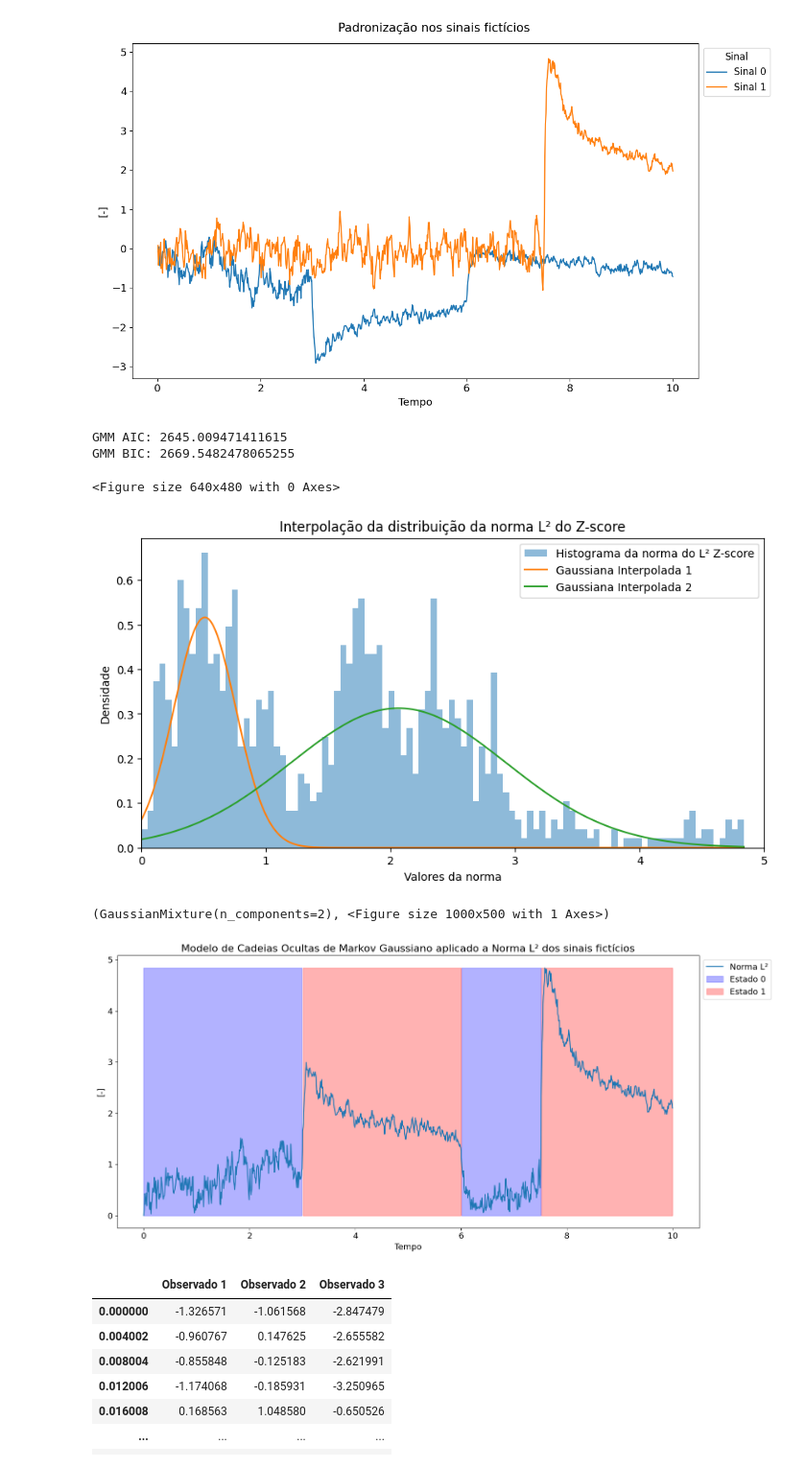
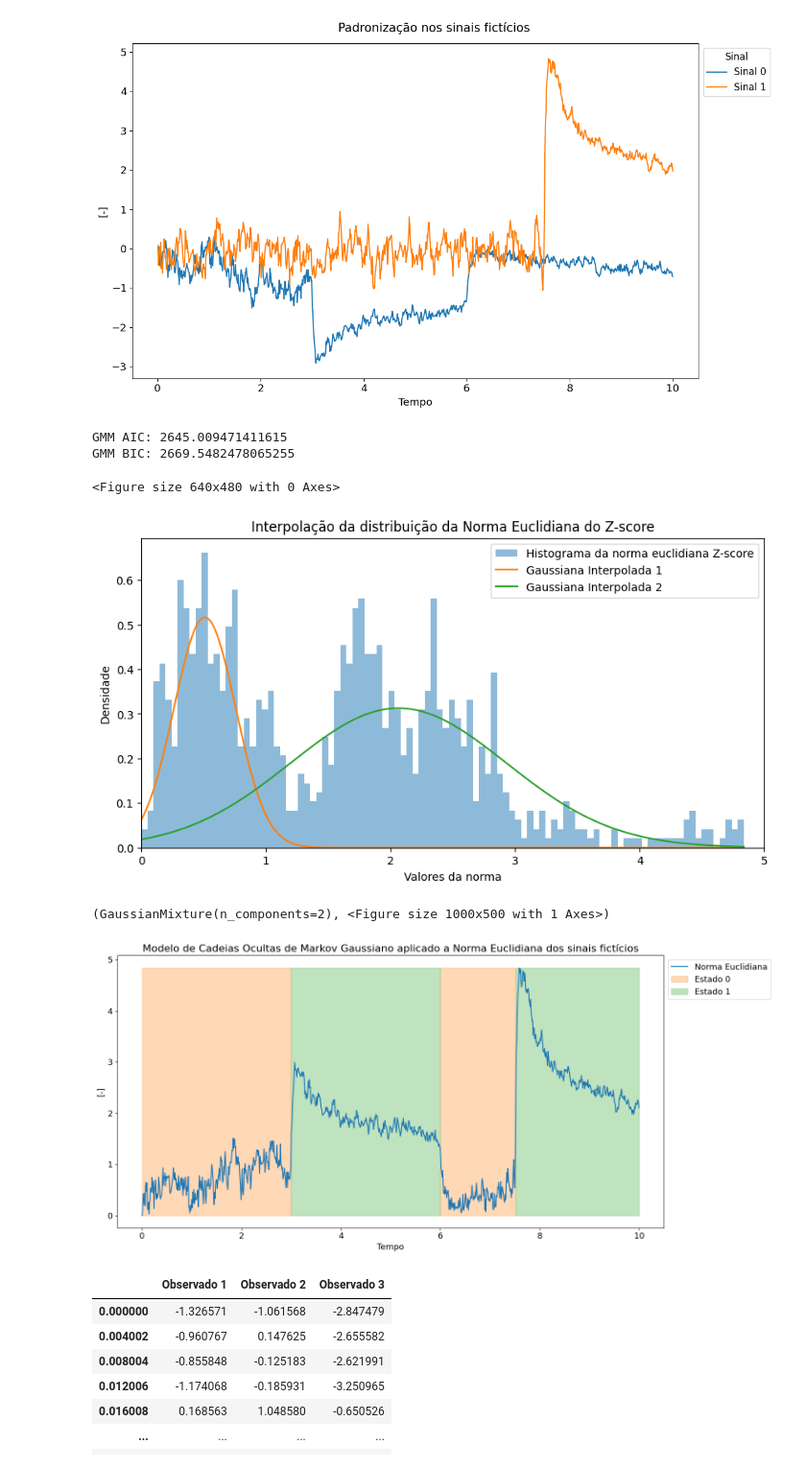
Before and after one commit to RL2-SP3/LISSA, a Jupyter notebook: examples/method_examples/exemplos.ipynb, the cells around one changed output. Shown at 96% size. Saved outputs shown, nothing was run; the diff lists cells and outputs as text; code cells hidden in the pictures.

```diff
--- a/examples/method_examples/exemplos.ipynb
+++ b/examples/method_examples/exemplos.ipynb
@@ -216,9 +216,9 @@ model = li.GaussianMixtureFit(squared,n,seed=np.random.seed(0))
 squared.name = "Squared"
 
 li.GaussianMixturePlot(squared,model,[
-    "Histograma da norma do L² Z-score",
+    "Histograma da norma euclidiana Z-score",
     "Gaussiana Interpolada",
-    "Interpolação da distribuição da norma L² do Z-score",
+    "Interpolação da distribuição da Norma Euclidiana do Z-score",
     "Valores da norma",
     "Densidade"],
     figsize=(10,5),limits=(0,5),path="./imagens_exemplos/")
@@ -226,44 +226,45 @@ li.GaussianMixturePlot(squared,model,[
 GMM AIC: 2645.009471411615
 GMM BIC: 2669.5482478065255
 <Figure size 640x480 with 0 Axes>
-[figure, old version]
+[figure, new version]
 (GaussianMixture(n_components=2), <Figure size 1000x500 with 1 Axes>)
 # %%
 
 # Exemplo de estados ao longo do tempo
 states = range(0,n)
 
 # Gerando cores automáticas com base no número de estados
 num_states = len(np.unique(states))
-cmap = plt.get_cmap('bwr', num_states)  # Escolhe um colormap com num_states cores
+cmap = plt.get_cmap('tab10', num_states)  # Escolhe um colormap com num_states cores
 
-cmap
+cmap = ["tab:orange","tab:green"]
 
 model = GaussianHMM(n_components=n,covariance_type="full",random_state=np.random.seed(0))
 model.fit(squared.to_numpy().reshape(-1,1))
 
 states = model.predict(squared.to_numpy().reshape(-1,1))
 
 final = pd.DataFrame(np.array([squared, states]).T,columns=["Norma L2","STS"],index=t)
 
 fig,axs = plt.subplots(1,1)
-final["Norma L2"].plot(ax=axs,figsize=(15,7),fontsize=13,label="Norma L²")
+final["Norma L2"].plot(ax=axs,figsize=(15,7),fontsize=13,label="Norma Euclidiana")
 
 
 for state in range(0,n):
-            color = cmap(state)  # Pega uma cor automática para cada estado
+            #color = cmap(state)  # Pega uma cor automática para cada estado
             axs.fill_between(final.index,np.min(squared), np.max(squared), where=(final["STS"] == state),
-                            color=color, alpha=0.3, label=f"Estado {state}")
+                            color=cmap[state],#color,
+                            alpha=0.3, label=f"Estado {state}")
 
             axs.legend(loc='upper left',bbox_to_anchor=(1, 1),fontsize=13)
 
-plt.title("Modelo de Cadeias Ocultas de Markov Gaussiano aplicado a Norma L² dos sinais fictícios",fontsize=16)
+plt.title("Modelo de Cadeias Ocultas de Markov Gaussiano aplicado a Norma Euclidiana dos sinais fictícios",fontsize=16)
 axs.set_xlabel("Tempo",fontsize=13)
 axs.set_ylabel("[-]",fontsize=13)
 plt.tight_layout()
 fig.savefig("./imagens_exemplos/ghmm_exemplo")
 # %% [output]
-[figure, old version]
+[figure, new version]
 # %%
 # k = 5
 
```
